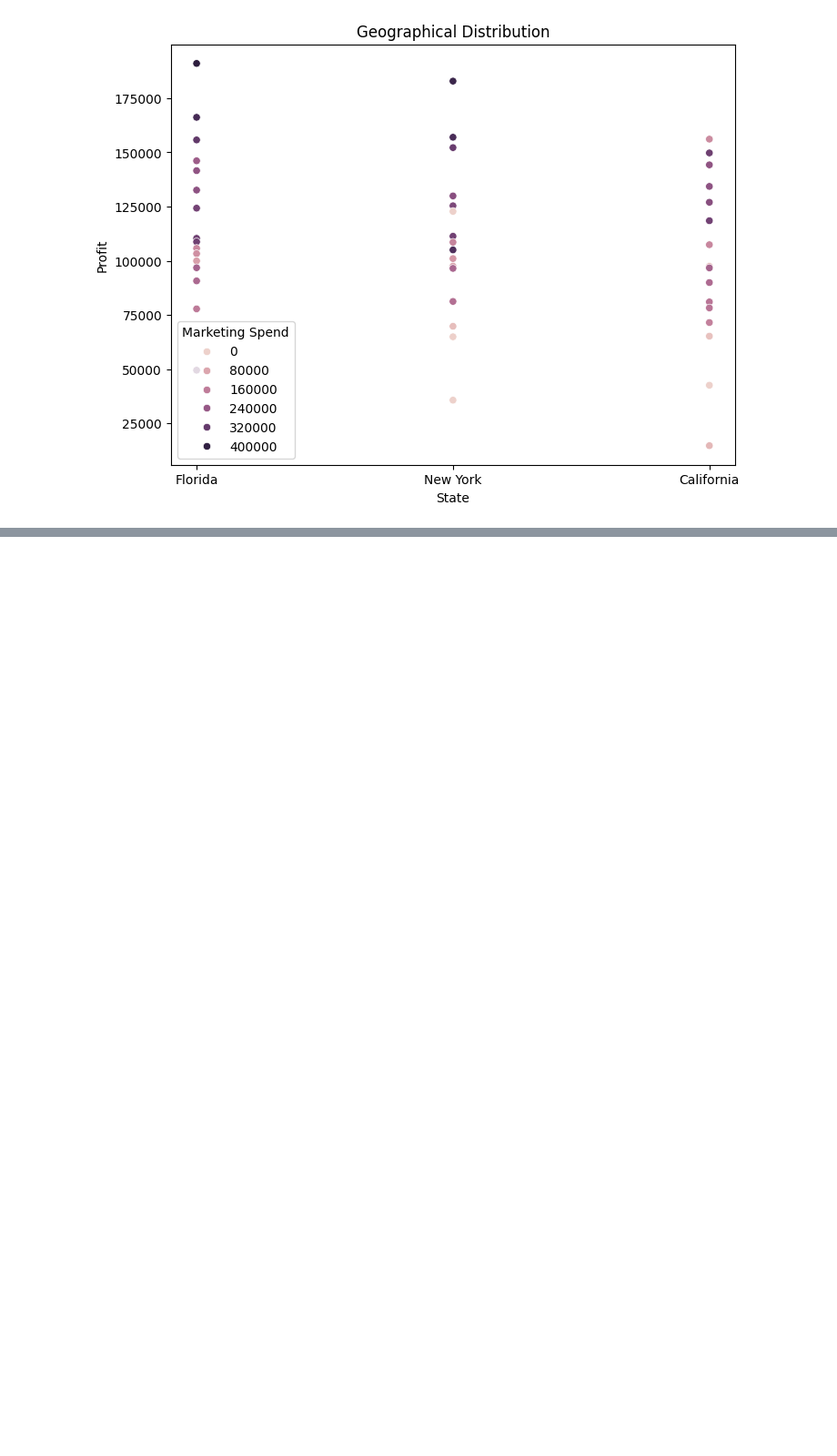
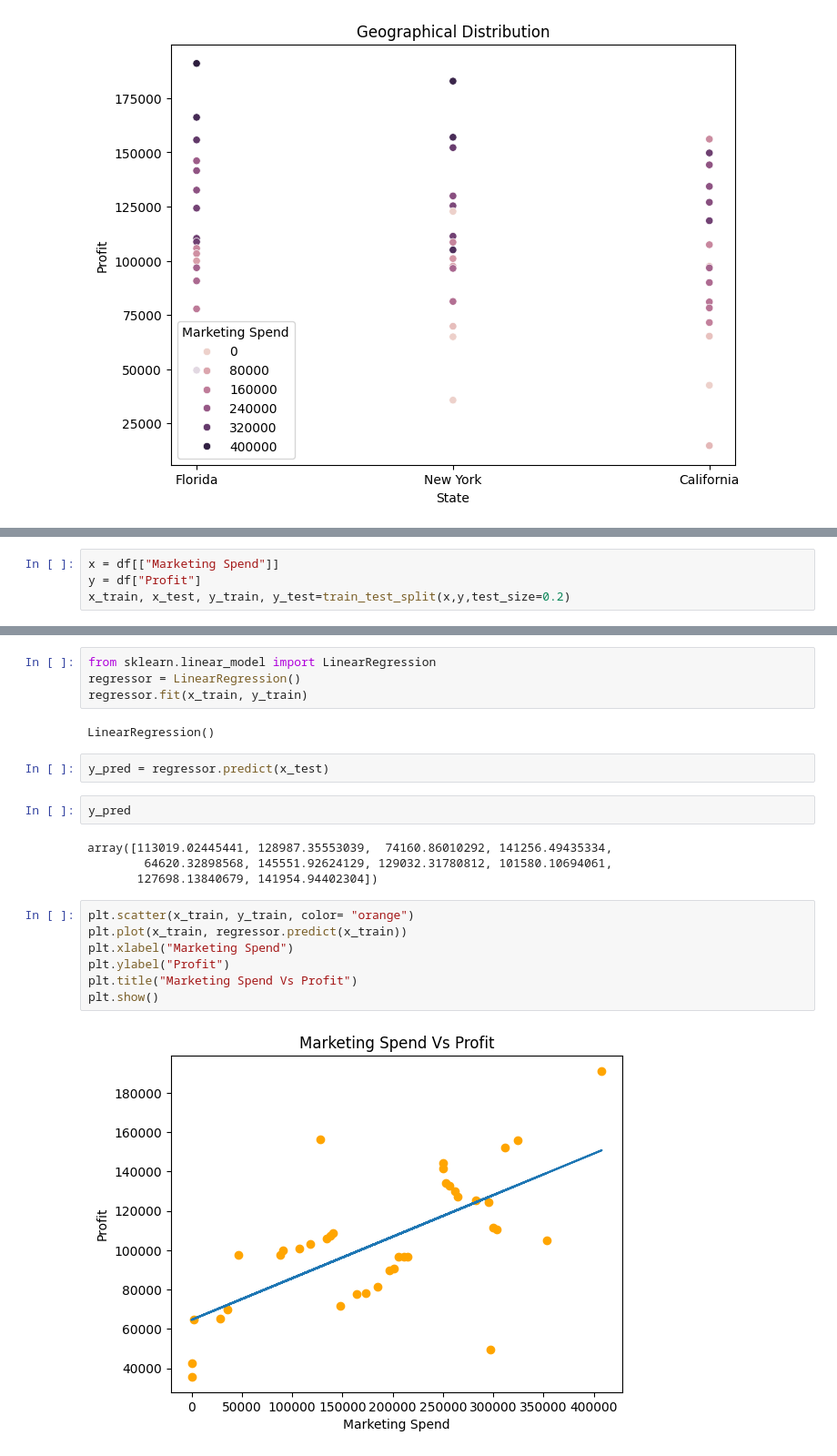
Before and after one commit to Vanshaj14Mohan/AIML-College, a Jupyter notebook: Assignment Four/main.ipynb, the cells around one changed output, grey strips where cells are left out. Shown at 91% size. Drawn from its saved outputs; the diff is of its cells as text; blank space fills up the shorter version.

```diff
--- a/Assignment Four/main.ipynb
+++ b/Assignment Four/main.ipynb
@@ -185,0 +199,4 @@ plt.show()
+# %%
+x = df[["Marketing Spend"]]
+y = df["Profit"]
+x_train, x_test, y_train, y_test=train_test_split(x,y,test_size=0.2)
@@ -185,0 +227,23 @@ plt.show()
+# %%
+from sklearn.linear_model import LinearRegression
+regressor = LinearRegression()
+regressor.fit(x_train, y_train)
+# %% [output]
+LinearRegression()
+# %%
+y_pred = regressor.predict(x_test)
+# %%
+y_pred
+# %% [output]
+array([113019.02445441, 128987.35553039,  74160.86010292, 141256.49435334,
+        64620.32898568, 145551.92624129, 129032.31780812, 101580.10694061,
+       127698.13840679, 141954.94402304])
+# %%
+plt.scatter(x_train, y_train, color= "orange")
+plt.plot(x_train, regressor.predict(x_train))
+plt.xlabel("Marketing Spend")
+plt.ylabel("Profit")
+plt.title("Marketing Spend Vs Profit")
+plt.show()
+# %% [output]
+[figure, added]
```
Also changed, not shown: parts of 5 cells of this notebook.
